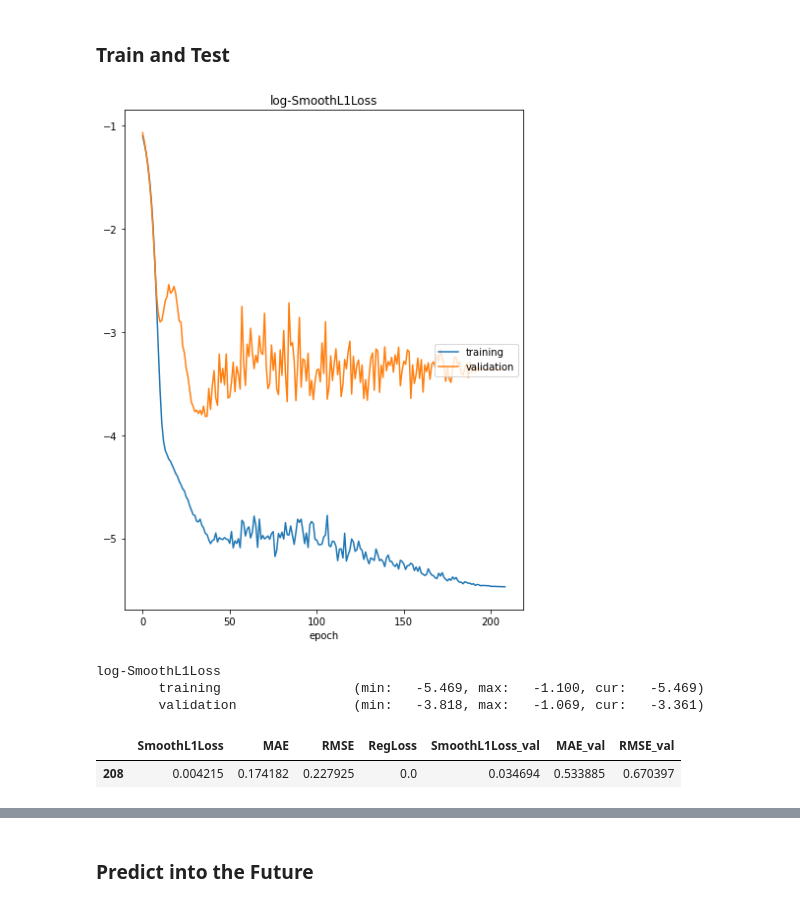
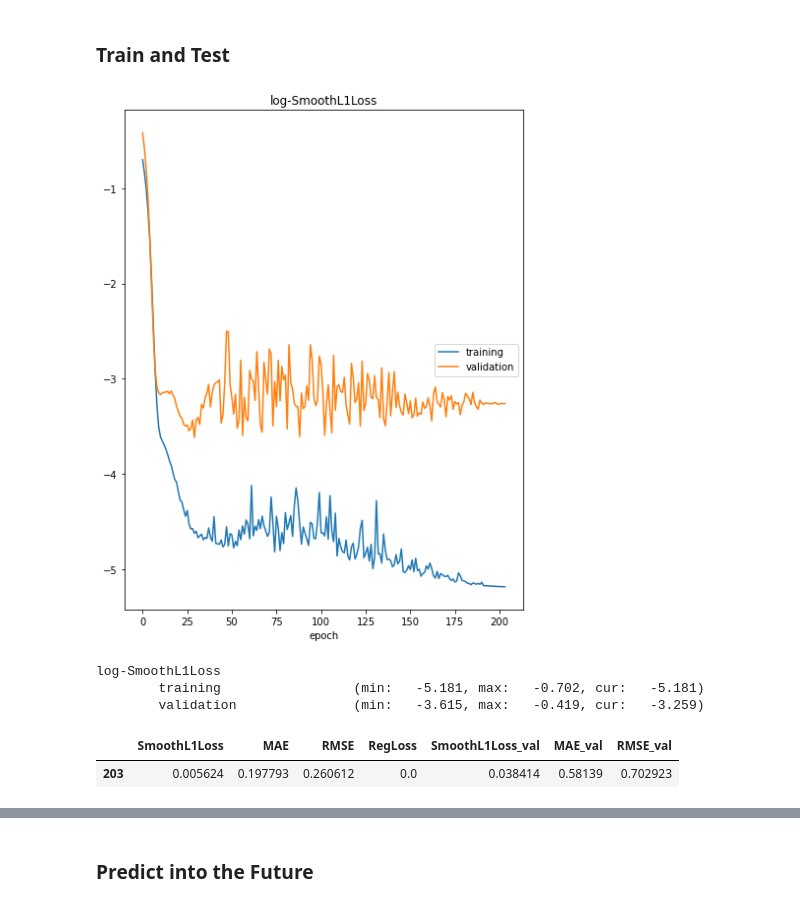
Before and after one commit to chrisprasanna/Predicting_Seattle_Gas_Prices_with_ML, a Jupyter notebook: Natural_Gas_Stock_Forecast-v4.ipynb, the cells around one changed output, grey strips where cells are left out. Saved outputs shown, nothing was run; the diff lists cells and outputs as text; code cells hidden in the pictures.

```diff
--- a/Natural_Gas_Stock_Forecast-v4.ipynb
+++ b/Natural_Gas_Stock_Forecast-v4.ipynb
@@ -654,39 +654,39 @@ Validation data shape (166, 10, 17) (166,)
 # %%
 data = seattle_gas_prices
 df = data['data'].set_axis(['ds', 'y'], axis=1, inplace=False)
 
 # https://rdrr.io/github/AlbertoAlmuinha/neuralprophet/man/neural_prophet.html
 params = {
     # "seasonality_mode": "additive",
     # "learning_rate": 0.1,
     # "n_changepoints": 40, # 48
     # "changepoints_range": 0.95,
     # "trend_reg": 1,
     # "num_hidden_layers": 2,
     # "d_hidden": 64,
     # "yearly_seasonality": True, # True
     # "weekly_seasonality": False,
     # "daily_seasonality": False,
     # "loss_func": 'MSE',
     # "n_lags": 12,
     # "user_changepoints",
 }
 
 model = NeuralProphet(**params)
 
-df_train, df_test = model.split_df(df=df, freq="W", valid_p=0.20)
+df_train, df_test = model.split_df(df=df, freq="W", valid_p=0.15)
 
 metrics =  model.fit(df_train, freq="W", validation_df=df_test, progress="plot")
 # %% [output]
-[figure, old version]
+[figure, new version]
 log-SmoothL1Loss
-        training                 (min:   -5.469, max:   -1.100, cur:   -5.469)
-        validation               (min:   -3.818, max:   -1.069, cur:   -3.361)
+        training                 (min:   -5.181, max:   -0.702, cur:   -5.181)
+        validation               (min:   -3.615, max:   -0.419, cur:   -3.259)
 # %%
 metrics.tail(1)
 # %% [output]
 |  | SmoothL1Loss | MAE | RMSE | RegLoss | SmoothL1Loss_val | MAE_val | RMSE_val |
-| 208 | 0.004215 | 0.174182 | 0.227925 | 0.0 | 0.034694 | 0.533885 | 0.670397 |
+| 203 | 0.005624 | 0.197793 | 0.260612 | 0.0 | 0.038414 | 0.58139 | 0.702923 |
 # %%
 test_pred = model.predict(df_test)
 test_components = model.plot_components(test_pred)
```
Also changed, not shown: parts of 18 cells of this notebook.
